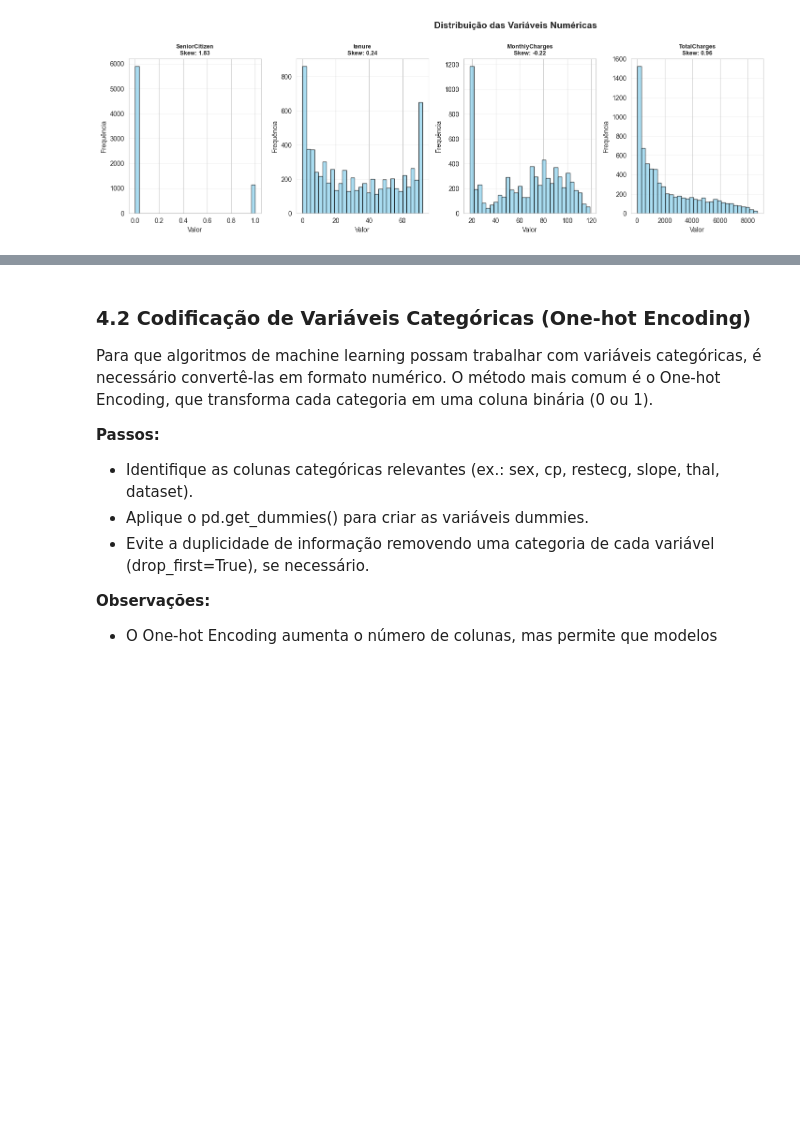
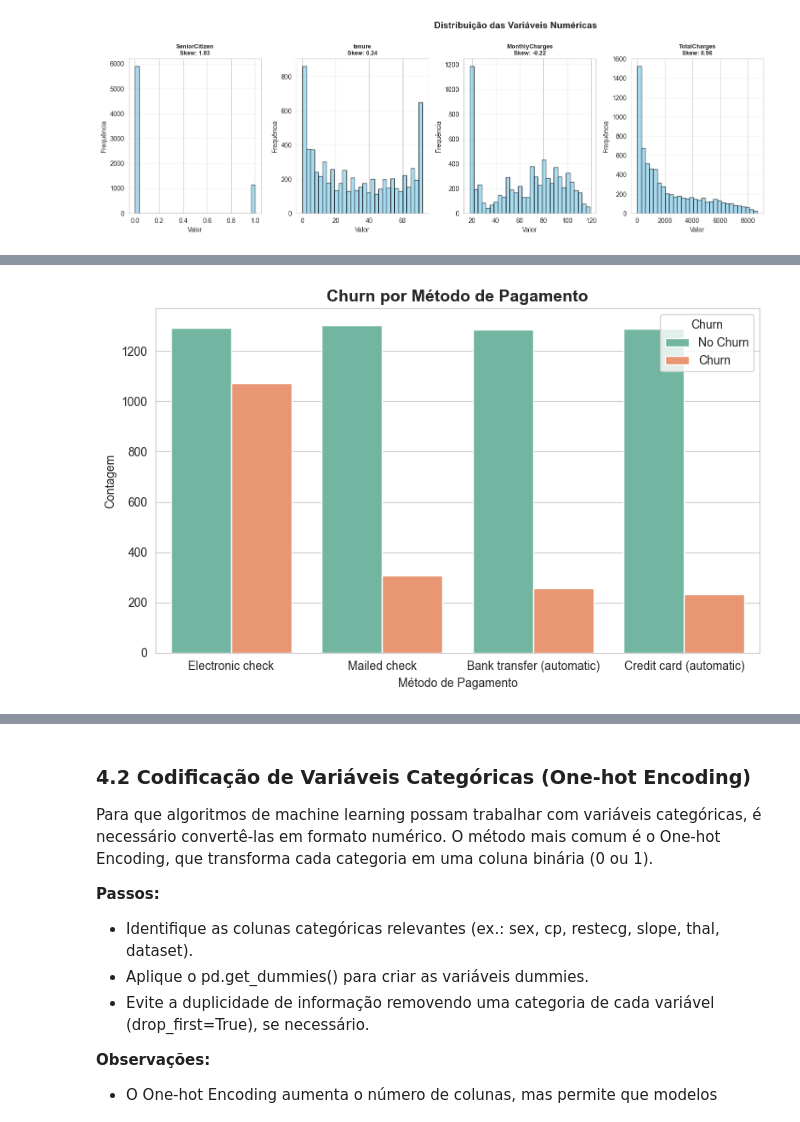
Before and after one commit to gsfreitas/tech-challenge-fase01, a Jupyter notebook: notebooks/exploratory/01_eda.ipynb, the cells around one changed output, grey strips where cells are left out. Cells and saved outputs as stored; diff of their text form; code cells hidden in the pictures; blank space fills up the shorter version.

```diff
--- a/notebooks/exploratory/01_eda.ipynb
+++ b/notebooks/exploratory/01_eda.ipynb
@@ -290,0 +309,12 @@ plt.show()
+# %%
+# análise de churn por tipo de pagamento (automático vs manual)
+plt.figure(figsize=(8, 5))
+sns.countplot(x='PaymentMethod', hue='target', data=df, palette='Set2')
+plt.title('Churn por Método de Pagamento', fontsize=14, fontweight='bold')
+plt.xlabel('Método de Pagamento')
+plt.ylabel('Contagem')
+plt.legend(title='Churn', labels=['No Churn', 'Churn'])
+plt.tight_layout()
+plt.show()
+# %% [output]
+[figure, added]
```
Also changed, not shown: parts of 25 cells of this notebook.
